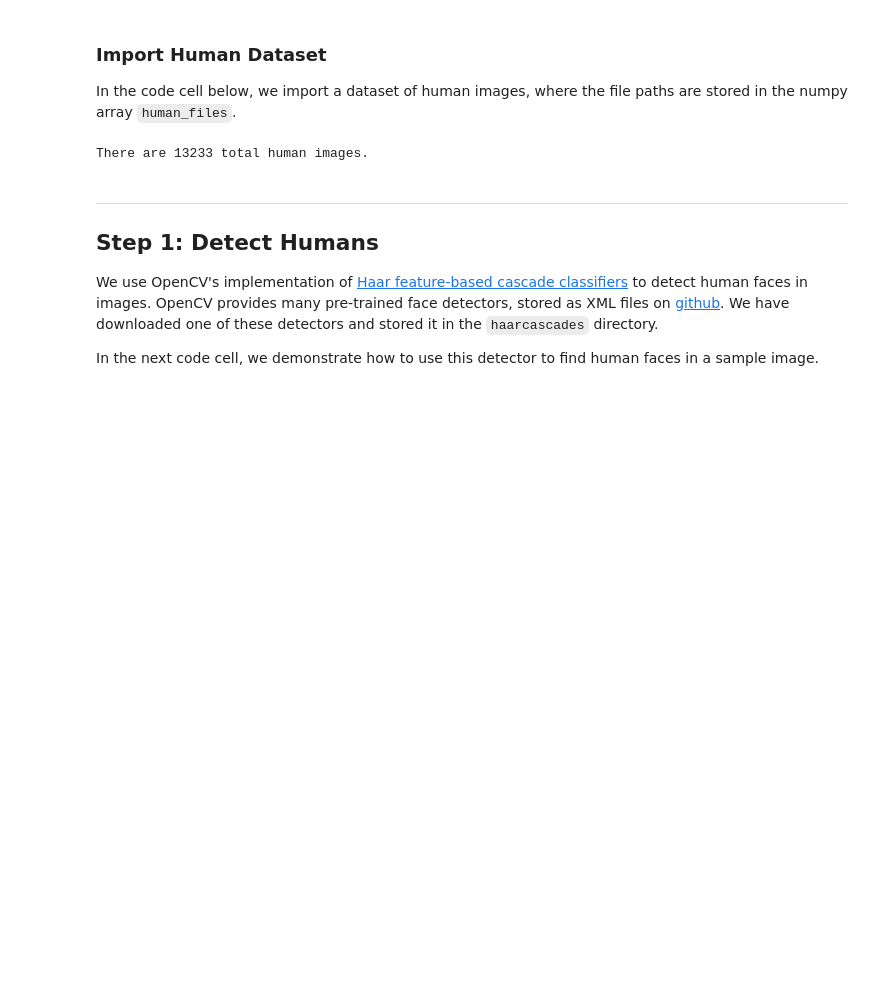
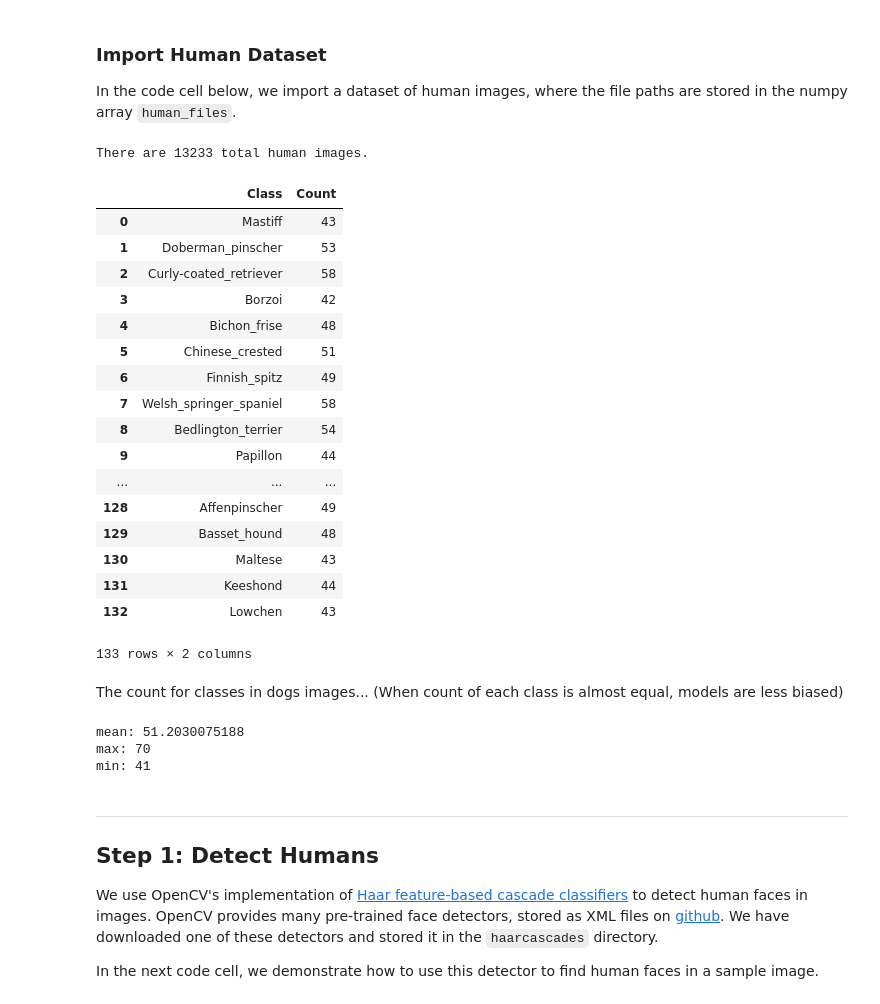
Before and after one commit to singh-amanjot/DogBreedClassificationWebApp, a Jupyter notebook: dog_app.ipynb, the cells around one changed output. Cells and saved outputs as stored; diff of their text form; code cells hidden in the pictures; blank space fills up the shorter version.

Commit message:
updating models and analysis

```diff
--- a/dog_app.ipynb
+++ b/dog_app.ipynb
@@ -107,6 +107,48 @@ random.shuffle(human_files)
 print('There are %d total human images.' % len(human_files))
 # %% [output]
 There are 13233 total human images.
+# %%
+import matplotlib.pyplot as plt
+
+globlist = list(glob("../../../data/dog_images/train/*/"))
+
+class_image_dict = {}
+for folder in globlist:
+    class_image_dict[folder.split('.')[-1][:-1]] = (len(folder))
+# %%
+import pandas as pd
+pd.DataFrame({'Class' : list(class_image_dict.keys()),
+             'Count': list(class_image_dict.values())})
+# %% [output]
+|  | Class | Count |
+| 0 | Mastiff | 43 |
+| 1 | Doberman_pinscher | 53 |
+| 2 | Curly-coated_retriever | 58 |
+| 3 | Borzoi | 42 |
+| 4 | Bichon_frise | 48 |
+| 5 | Chinese_crested | 51 |
+| 6 | Finnish_spitz | 49 |
+| 7 | Welsh_springer_spaniel | 58 |
+| 8 | Bedlington_terrier | 54 |
+| 9 | Papillon | 44 |
+| ... | ... | ... |
+| 128 | Affenpinscher | 49 |
+| 129 | Basset_hound | 48 |
+| 130 | Maltese | 43 |
+| 131 | Keeshond | 44 |
+| 132 | Lowchen | 43 |
+133 rows × 2 columns
+# %% [markdown]
+The count for classes in dogs images... (When count of each class is almost equal, models are less biased)
+# %%
+print("mean:",np.mean(list(class_image_dict.values())))
+
+print("max:" ,np.max(list(class_image_dict.values())))
+print("min:" ,np.min(list(class_image_dict.values())))
+# %% [output]
+mean: 51.2030075188
+max: 70
+min: 41
 # %% [markdown]
 ---
 <a id='step1'></a>
```
Also changed, not shown: parts of 14 cells of this notebook, 1 other file.
